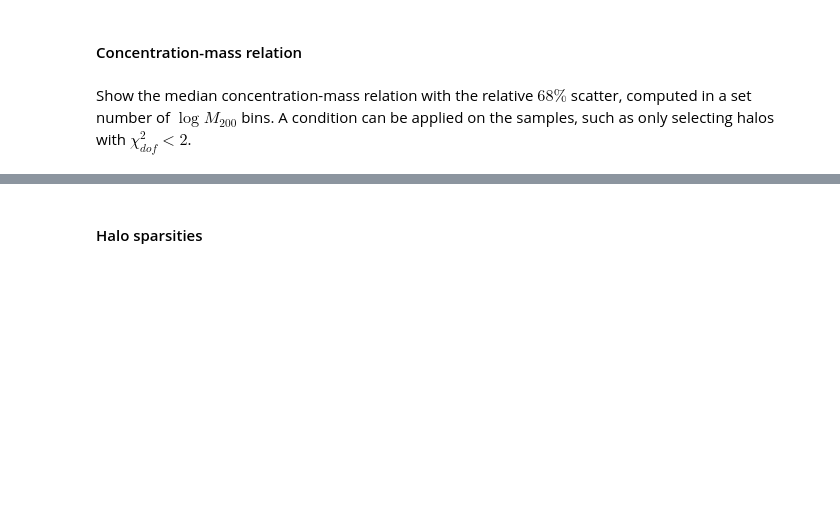
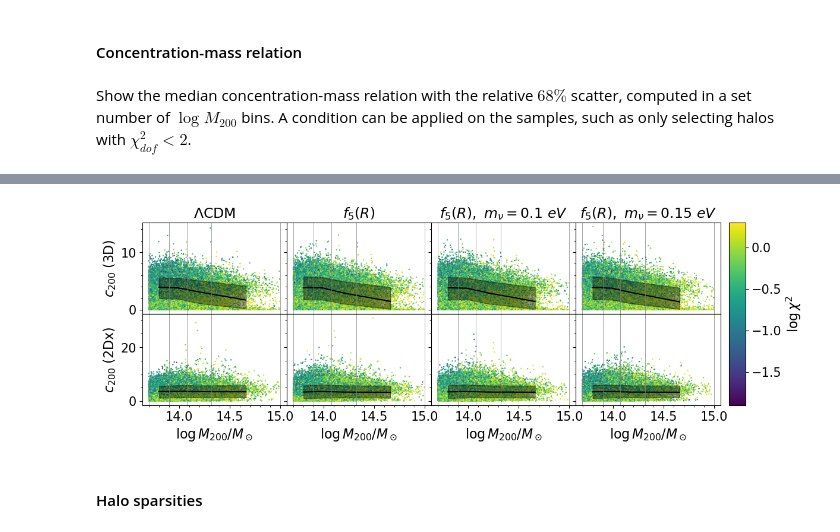
Before and after one commit to Giovanni-Ferron/HaloProfileFit, a Jupyter notebook: FitAndPlot.ipynb, the cells around one changed output, grey strips where cells are left out. Saved outputs shown, nothing was run; the diff lists cells and outputs as text; code cells hidden in the pictures; blank space fills up the shorter version.

```diff
--- a/FitAndPlot.ipynb
+++ b/FitAndPlot.ipynb
@@ -952,5 +1052,5 @@ for b, sim_batch in zip(["DMO", "Mag"], simulation_batches):
 # %%
-fig_c, ax_c = plt.subplots(len(projections) + 1, len(simulation_type), figsize=(10, 2 * (len(projections) + 1)), sharex="col", sharey="row")
+fig_c, ax_c = plt.subplots(len(projections) + 1, len(simulation_type), figsize=(14, 2 * (len(projections) + 1)), sharex="col", sharey="row")
 
 for i, sim_type in enumerate(simulation_type):
     for quantity in ["MASS"]:
@@ -960,7 +1060,7 @@ for i, sim_type in enumerate(simulation_type):
         chi2 = fit_pars_3D[sim_type]["NFW"]["MASS"]["chi2"]
 
         #---------------------------------#
-        cond = (chi2 < np.inf)
+        cond = (chi2 < 2) & (M200 < 1e15) & (M200 > 5e13)
         #---------------------------------#
 
         c200 = (r200 / rs)[cond]
@@ -1000,39 +1100,41 @@ for i, sim_type in enumerate(simulation_type):
             chi2_2D = fit_pars_2D[sim_type][dim]["NFW"]["MASS"]["chi2"]
 
             #------------------------------------------#
-            cond_2D = (chi2_2D < 2.)
+            cond_2D = (chi2_2D < 2.) & (M200_2D > 5e13) & (M200_2D < 1e15)
             #------------------------------------------#
 
             c200_2D = (r200_2D / rs_2D)[cond_2D]
             lM200_2D = np.log10(M200_2D[cond_2D])
 
             ax_c[d + 1, i].tick_params(axis="x", labelsize=15)
             ax_c[d + 1, i].tick_params(axis="y", labelsize=15)
             ax_c[d + 1, i].minorticks_on()
 
             scatter_2D = ax_c[d + 1, i].scatter(lM200_2D, c200_2D, c=np.log10(chi2_2D[cond_2D]), cmap='viridis',
                                          clim=(np.min(np.log10(chi2_2D[cond_2D])), np.max(np.log10(chi2_2D[cond_2D]))), s=0.5, rasterized=True)
             ax_c[d + 1, i].plot(bin_centers, c200_med_2D[sim_type], color="black")
 
             #Credible region
             ax_c[d + 1, i].fill_between(bin_centers, c200_down_2D[sim_type], c200_up_2D[sim_type], alpha=0.4, color="black")
 
             ax_c[d + 1, i].set_xlabel(r"$\log{M_{200}/M_\odot}$", size=16)
             ax_c[d + 1, 0].set_ylabel(r"$c_{200}$ (2D" + dim + ")", size=16)
             ax_c[d + 1, i].minorticks_on()
 
             for m in mass_bins:
                 ax_c[d + 1, i].axvline(m, ls="-", lw=0.5, color="grey")
 
 
 fig_c.subplots_adjust(right=0.82, hspace=0., wspace=0.)
 cbar_ax = fig_c.add_axes([0.83, 0.11, 0.02, 0.77])
 cbar = fig_c.colorbar(scatter_2D, cax=cbar_ax)
 cbar.set_label(label="$\log{\chi^2}$", size=16)
 cbar_ax.tick_params(labelsize=15)
 
 if save_plots:
-    fig_c.savefig(fig_path + "cM_relation_median.pdf", dpi=300, bbox_inches='tight')
+    fig_c.savefig(fig_path + "/cM_relation_median_z05.png", dpi=300, bbox_inches='tight')
+# %% [output]
+[figure, added]
 # %% [markdown]
 #### Halo sparsities
 # %%
```
Also changed, not shown: parts of 14 cells of this notebook, 1 other file.
